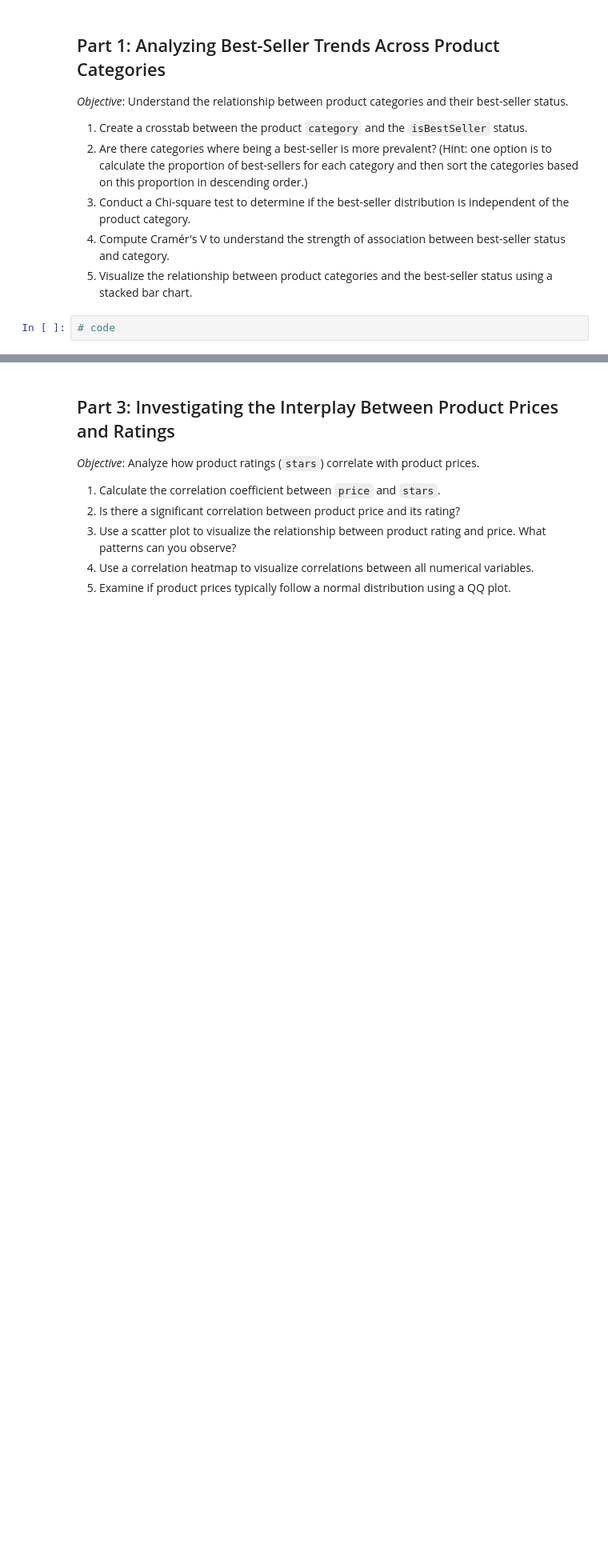
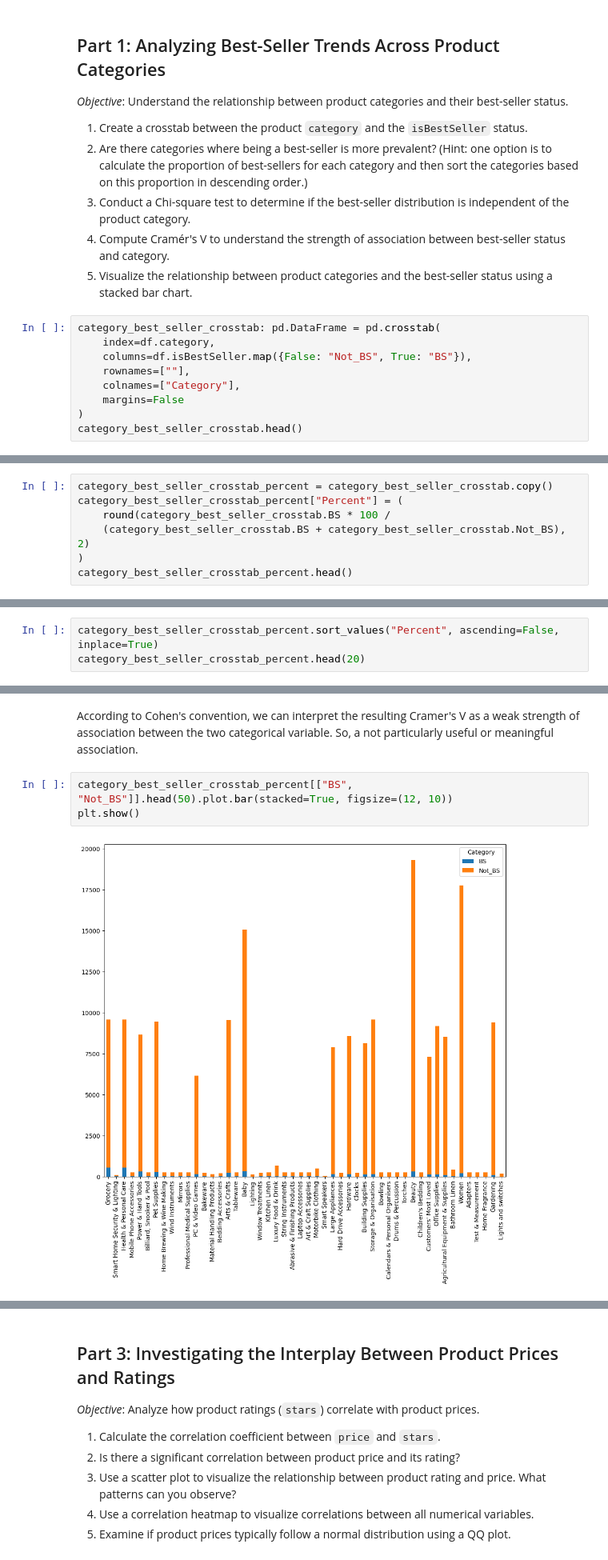
Before and after one commit to richim96/ironhack-eda-bivariate-analysis, a Jupyter notebook: lab_eda_bivariate.ipynb, the cells around one changed output, grey strips where cells are left out. Shown at 80% size. Cells and saved outputs as stored; diff of their text form; blank space fills up the shorter version.

```diff
--- a/lab_eda_bivariate.ipynb
+++ b/lab_eda_bivariate.ipynb
@@ -73,4 +82,11 @@ dtype: int64
 4. Compute Cramér's V to understand the strength of association between best-seller status and category.
 5. Visualize the relationship between product categories and the best-seller status using a stacked bar chart.
 # %%
-# code
+category_best_seller_crosstab: pd.DataFrame = pd.crosstab(
+    index=df.category,
+    columns=df.isBestSeller.map({False: "Not_BS", True: "BS"}),
+    rownames=[""],
+    colnames=["Category"],
+    margins=False
+)
+category_best_seller_crosstab.head()
@@ -76,0 +103,7 @@ dtype: int64
+# %%
+category_best_seller_crosstab_percent = category_best_seller_crosstab.copy()
+category_best_seller_crosstab_percent["Percent"] = (
+    round(category_best_seller_crosstab.BS * 100 /
+    (category_best_seller_crosstab.BS + category_best_seller_crosstab.Not_BS), 2)
+)
+category_best_seller_crosstab_percent.head()
@@ -76,0 +118,3 @@ dtype: int64
+# %%
+category_best_seller_crosstab_percent.sort_values("Percent", ascending=False, inplace=True)
+category_best_seller_crosstab_percent.head(20)
@@ -77,3 +171,10 @@ dtype: int64
+# %% [markdown]
+According to Cohen's convention, we can interpret the resulting Cramer's V as a weak strength of association between the two categorical variable. So, a not particularly useful or meaningful association.
+# %%
+category_best_seller_crosstab_percent[["BS", "Not_BS"]].head(50).plot.bar(stacked=True, figsize=(12, 10))
+plt.show()
+# %% [output]
+[figure, added]
 # %% [markdown]
 ## Part 2: Exploring Product Prices and Ratings Across Categories and Brands
 
```
Also changed, not shown: parts of 34 cells of this notebook, 1 other file.
